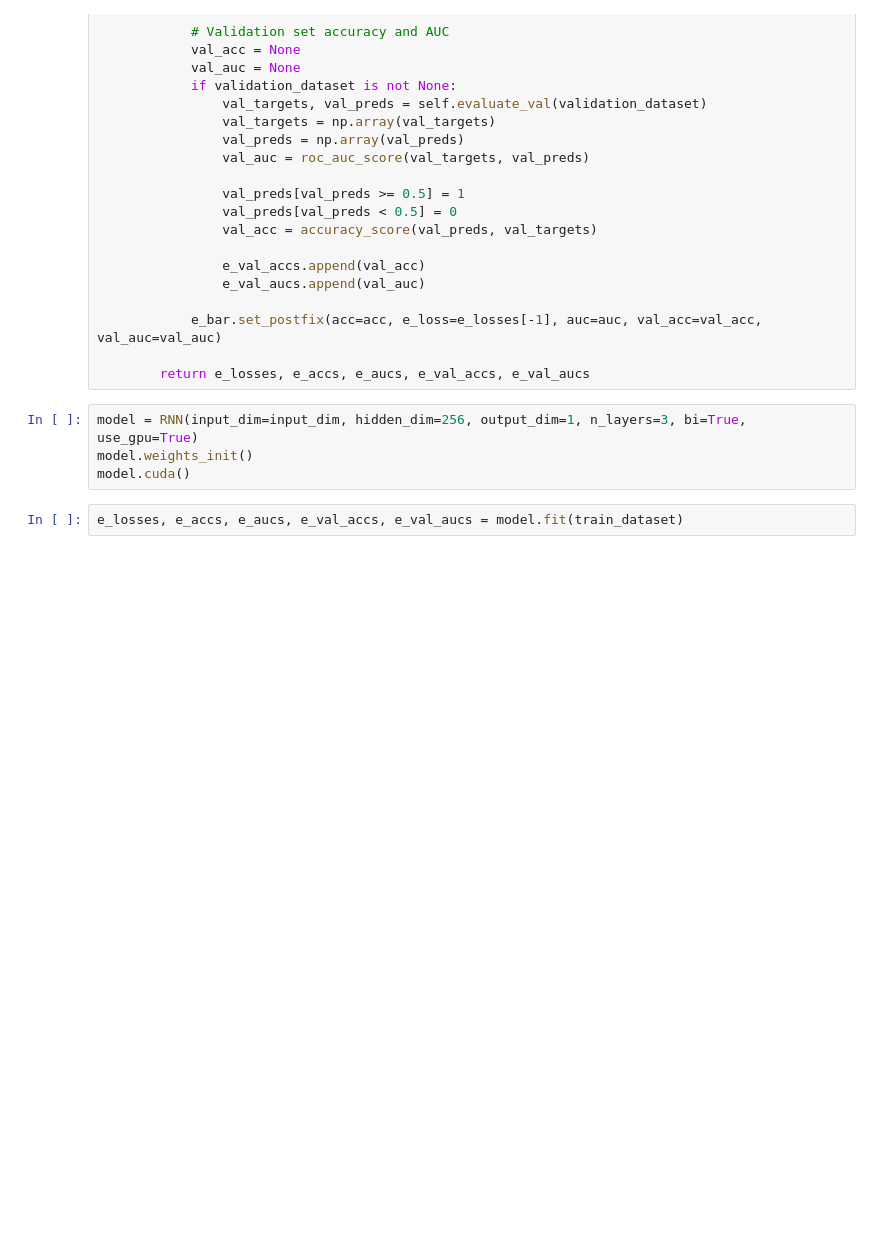
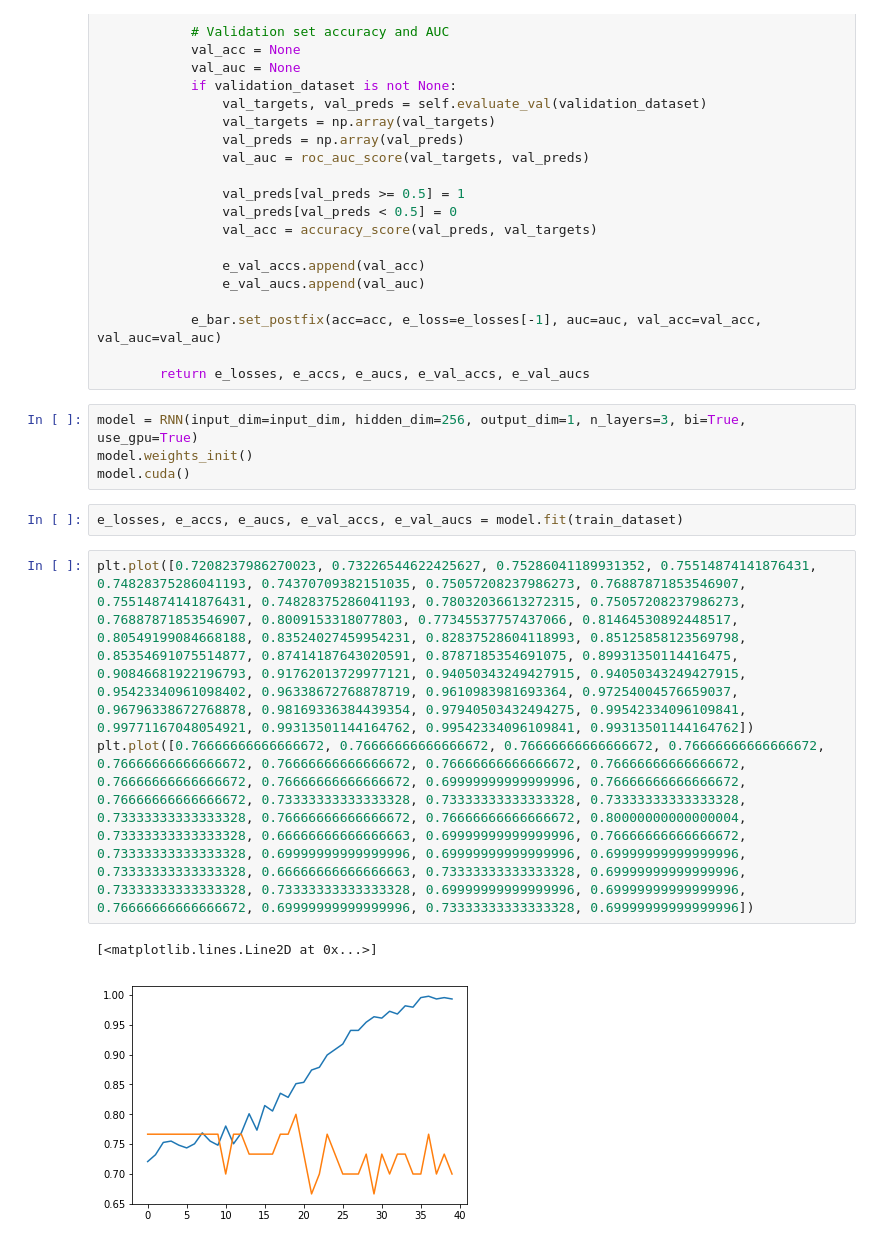
Before and after one commit to darioAnongba/ASSIStments-Competition, a Jupyter notebook: Tests_RNN.ipynb, the cells around one changed output. Drawn from its saved outputs; the diff is of its cells as text; blank space fills up the shorter version.

```diff
--- a/Tests_RNN.ipynb
+++ b/Tests_RNN.ipynb
@@ -261,3 +261,9 @@ model.weights_init()
 model.cuda()
 # %%
 e_losses, e_accs, e_aucs, e_val_accs, e_val_aucs = model.fit(train_dataset)
+# %%
+plt.plot([0.7208237986270023, 0.73226544622425627, 0.75286041189931352, 0.75514874141876431, 0.74828375286041193, 0.74370709382151035, 0.75057208237986273, 0.76887871853546907, 0.75514874141876431, 0.74828375286041193, 0.78032036613272315, 0.75057208237986273, 0.76887871853546907, 0.8009153318077803, 0.77345537757437066, 0.81464530892448517, 0.80549199084668188, 0.83524027459954231, 0.82837528604118993, 0.85125858123569798, 0.85354691075514877, 0.87414187643020591, 0.8787185354691075, 0.89931350114416475, 0.90846681922196793, 0.91762013729977121, 0.94050343249427915, 0.94050343249427915, 0.95423340961098402, 0.96338672768878719, 0.9610983981693364, 0.97254004576659037, 0.96796338672768878, 0.98169336384439354, 0.97940503432494275, 0.99542334096109841, 0.99771167048054921, 0.99313501144164762, 0.99542334096109841, 0.99313501144164762])
+plt.plot([0.76666666666666672, 0.76666666666666672, 0.76666666666666672, 0.76666666666666672, 0.76666666666666672, 0.76666666666666672, 0.76666666666666672, 0.76666666666666672, 0.76666666666666672, 0.76666666666666672, 0.69999999999999996, 0.76666666666666672, 0.76666666666666672, 0.73333333333333328, 0.73333333333333328, 0.73333333333333328, 0.73333333333333328, 0.76666666666666672, 0.76666666666666672, 0.80000000000000004, 0.73333333333333328, 0.66666666666666663, 0.69999999999999996, 0.76666666666666672, 0.73333333333333328, 0.69999999999999996, 0.69999999999999996, 0.69999999999999996, 0.73333333333333328, 0.66666666666666663, 0.73333333333333328, 0.69999999999999996, 0.73333333333333328, 0.73333333333333328, 0.69999999999999996, 0.69999999999999996, 0.76666666666666672, 0.69999999999999996, 0.73333333333333328, 0.69999999999999996])
+# %% [output]
+[<matplotlib.lines.Line2D at 0x...>]
+[figure, added]
```
Also changed, not shown: parts of 3 cells of this notebook, 2 other files.
